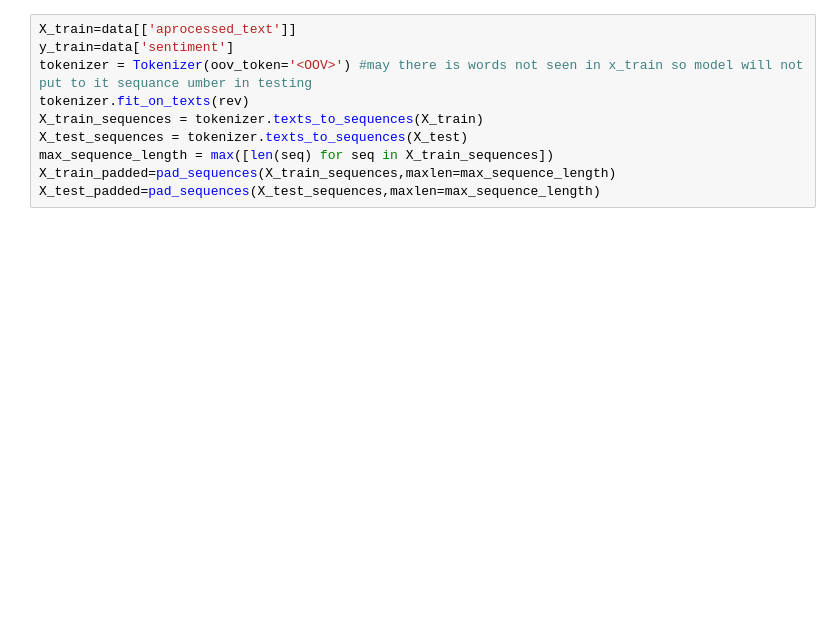
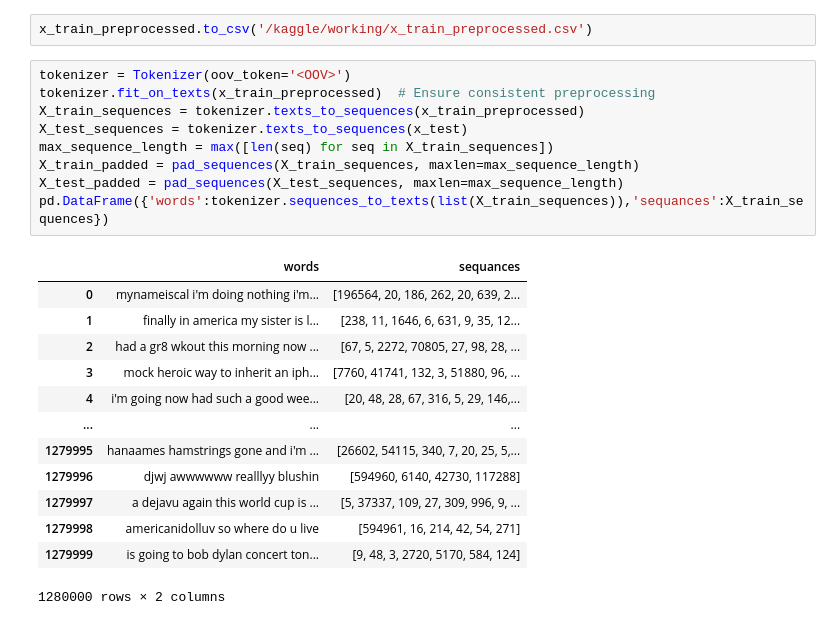
Before and after one commit to Eng-Abdelrahman-Mostafa-Mohamed/sentiment-analysis, a Jupyter notebook: sentiment-analysis-ipynb.ipynb, the cells around one changed output. Saved outputs shown, nothing was run; the diff lists cells and outputs as text; blank space fills up the shorter version.

```diff
--- a/sentiment-analysis-ipynb.ipynb
+++ b/sentiment-analysis-ipynb.ipynb
@@ -73,10 +115,25 @@ data.columns
+# %%
+x_train_preprocessed.to_csv('/kaggle/working/x_train_preprocessed.csv')
 # %%
-X_train=data[['aprocessed_text']]
-y_train=data['sentiment']
-tokenizer = Tokenizer(oov_token='<OOV>') #may there is words not seen in x_train so model will not put to it sequance umber in testing
-tokenizer.fit_on_texts(rev)
-X_train_sequences = tokenizer.texts_to_sequences(X_train)
-X_test_sequences = tokenizer.texts_to_sequences(X_test)
+tokenizer = Tokenizer(oov_token='<OOV>')
+tokenizer.fit_on_texts(x_train_preprocessed)  # Ensure consistent preprocessing
+X_train_sequences = tokenizer.texts_to_sequences(x_train_preprocessed)
+X_test_sequences = tokenizer.texts_to_sequences(x_test)
 max_sequence_length = max([len(seq) for seq in X_train_sequences])
-X_train_padded=pad_sequences(X_train_sequences,maxlen=max_sequence_length)
-X_test_padded=pad_sequences(X_test_sequences,maxlen=max_sequence_length)
+X_train_padded = pad_sequences(X_train_sequences, maxlen=max_sequence_length)
+X_test_padded = pad_sequences(X_test_sequences, maxlen=max_sequence_length)
+pd.DataFrame({'words':tokenizer.sequences_to_texts(list(X_train_sequences)),'sequances':X_train_sequences})
+# %% [output]
+|  | words | sequances |
+| 0 | mynameiscal i'm doing nothing i'm... | [196564, 20, 186, 262, 20, 639, 2... |
+| 1 | finally in america my sister is l... | [238, 11, 1646, 6, 631, 9, 35, 12... |
+| 2 | had a gr8 wkout this morning now ... | [67, 5, 2272, 70805, 27, 98, 28, ... |
+| 3 | mock heroic way to inherit an iph... | [7760, 41741, 132, 3, 51880, 96, ... |
+| 4 | i'm going now had such a good wee... | [20, 48, 28, 67, 316, 5, 29, 146,... |
+| ... | ... | ... |
+| 1279995 | hanaames hamstrings gone and i'm ... | [26602, 54115, 340, 7, 20, 25, 5,... |
+| 1279996 | djwj awwwwww realllyy blushin | [594960, 6140, 42730, 117288] |
+| 1279997 | a dejavu again this world cup is ... | [5, 37337, 109, 27, 309, 996, 9, ... |
+| 1279998 | americanidolluv so where do u live | [594961, 16, 214, 42, 54, 271] |
+| 1279999 | is going to bob dylan concert ton... | [9, 48, 3, 2720, 5170, 584, 124] |
+1280000 rows × 2 columns
```
Also changed, not shown: parts of 28 cells of this notebook.
